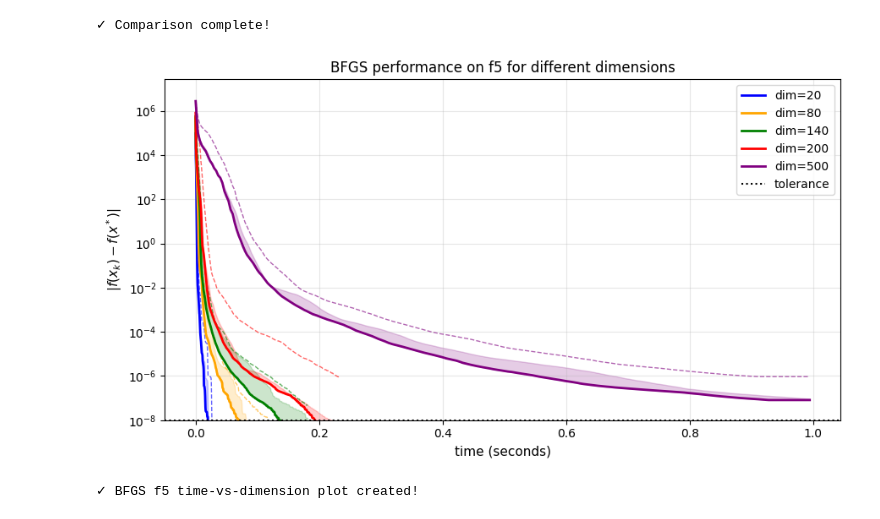
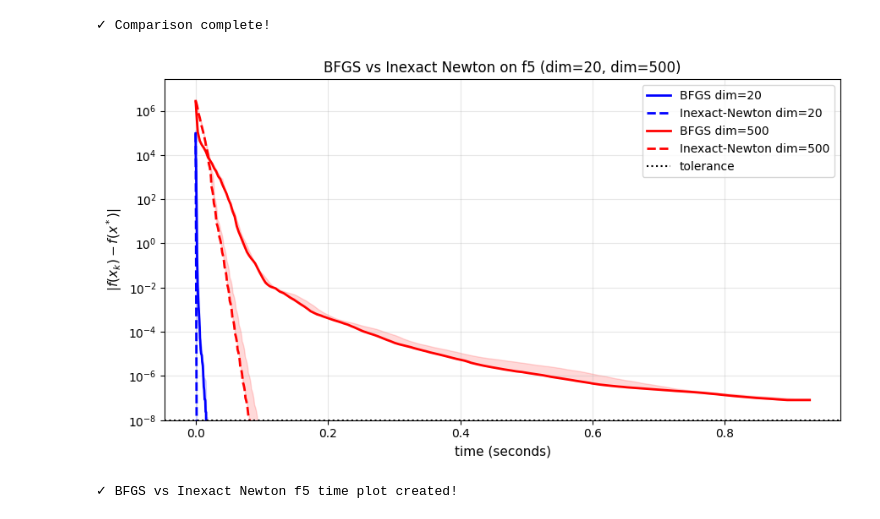
Before and after one commit to rohde01/numerical-optimization, a Jupyter notebook: Handin4/assignment.ipynb, the cells around one changed output. Drawn from its saved outputs; the diff is of its cells as text; code cells hidden in the pictures.

Commit message:
new plot

```diff
--- a/Handin4/assignment.ipynb
+++ b/Handin4/assignment.ipynb
@@ -380,67 +380,67 @@ print("\n✓ Comparison complete!")
 ✓ Comparison complete!
 # %%
 
-# BFGS performance on f5 for different dimensions (time in seconds)
-# Mirrors the CG-steps-per-dimension approach from test.ipynb
+# BFGS vs Inexact Newton performance on f5 – dim=20 and dim=500 (time in seconds)
 
-dimensions_bfgs = [20, 80, 140, 200, 500]
-dim_colors_bfgs = {20: 'blue', 80: 'orange', 140: 'green', 200: 'red', 500: 'purple'}
-epsilon_dim = 1e-8
+dimensions_bfgs = [20, 500]
+dim_colors = {20: 'blue', 500: 'red'}
+optimizers_dim = [
+    ('BFGS',           bfgs,           '-'),
+    ('Inexact-Newton', inexact_newton,  '--'),
+]
+epsilon_dim  = 1e-8
 max_iter_dim = 1000
-n_runs = 5   # number of random starting points per dimension
+n_runs       = 5   # random starting points per (optimizer, dim)
 
 fig, ax = plt.subplots(figsize=(9, 5))
 
 for dim in dimensions_bfgs:
     x_opt_f5 = x_opt("f5", dim)
     f_opt_f5 = f5(x_opt_f5)
     init_pts = generate_initial_points(x_opt_f5, n_points=n_runs, variance=100, seed=42)
+    color = dim_colors[dim]
 
-    time_traces   = []
-    error_traces  = []
+    for opt_name, optimizer, linestyle in optimizers_dim:
+        time_traces  = []
+        error_traces = []
 
-    for x0 in init_pts:
-        t0 = time.time()
-        xs, _ = bfgs(f5, df5, Hf5, x0, max_iter_dim, epsilon_dim)
-        total_time = time.time() - t0
+        for x0 in init_pts:
+            t0 = time.time()
+            xs, _ = optimizer(f5, df5, Hf5, x0, max_iter_dim, epsilon_dim)
+            total_time = time.time() - t0
 
-        f_errors = np.abs(np.array([f5(x) - f_opt_f5 for x in xs])) + 1e-20
-        n_steps  = len(f_errors)
-        # map each step uniformly onto [0, total_time]
-        t_axis   = np.linspace(0, total_time, n_steps)
+            f_errors = np.abs(np.array([f5(x) - f_opt_f5 for x in xs])) + 1e-20
+            t_axis   = np.linspace(0, total_time, len(f_errors))
+            time_traces.append(t_axis)
+            error_traces.append(f_errors)
 
-        time_traces.append(t_axis)
-        error_traces.append(f_errors)
+        # Interpolate all runs onto a common time grid
+        t_max  = max(t[-1] for t in time_traces)
+        t_grid = np.linspace(0, t_max, 300)
+        interp_errors = np.array([
+            np.interp(t_grid, t, e) for t, e in zip(time_traces, error_traces)
+        ])
 
-    # Build a common time grid spanning all runs, then interpolate
-    t_max    = max(t[-1] for t in time_traces)
-    t_grid   = np.linspace(0, t_max, 300)
-    interp_errors = np.array([
-        np.interp(t_grid, t, e) for t, e in zip(time_traces, error_traces)
-    ])
+        median_err = np.percentile(interp_errors, 50, axis=0)
+        p75_err    = np.percentile(interp_errors, 75, axis=0)
 
-    median_err = np.percentile(interp_errors, 50, axis=0)
-    p75_err    = np.percentile(interp_errors, 75, axis=0)
-    p99_err    = np.percentile(interp_errors, 99, axis=0)
-
-    color = dim_colors_bfgs[dim]
-    ax.semilogy(t_grid, median_err, color=color, linewidth=2,   label=f'dim={dim}')
-    ax.fill_between(t_grid, median_err, p75_err, color=color, alpha=0.20)
-    ax.semilogy(t_grid, p99_err,    color=color, linewidth=1,   linestyle='--', alpha=0.6)
+        ax.semilogy(t_grid, median_err, color=color, linewidth=2,
+                    linestyle=linestyle, label=f'{opt_name} dim={dim}')
+        ax.fill_between(t_grid, median_err, p75_err, color=color, alpha=0.15)
 
 ax.axhline(y=epsilon_dim, color='black', linestyle=':', linewidth=1.5, label='tolerance')
 ax.set_ylim(bottom=epsilon_dim)
 ax.set_xlabel('time (seconds)', fontsize=11)
 ax.set_ylabel(r'$|f(x_k) - f(x^*)|$', fontsize=11)
-ax.set_title('BFGS performance on f5 for different dimensions', fontsize=12)
+ax.set_title('BFGS vs Inexact Newton on f5 (dim=20, dim=500)', fontsize=12)
 ax.legend(loc='upper right', fontsize=10)
 ax.grid(True, alpha=0.3)
 
 plt.tight_layout()
-plt.savefig('bfgs_f5_time_dimensions.png', dpi=150, bbox_inches='tight')
+plt.savefig('bfgs_inexact_newton_f5_time.png', dpi=150, bbox_inches='tight')
 plt.show()
 
-print("\n✓ BFGS f5 time-vs-dimension plot created!")
+print("\n✓ BFGS vs Inexact Newton f5 time plot created!")
 # %% [output]
-[figure, old version]
+[figure, new version]
-✓ BFGS f5 time-vs-dimension plot created!
+✓ BFGS vs Inexact Newton f5 time plot created!
```
